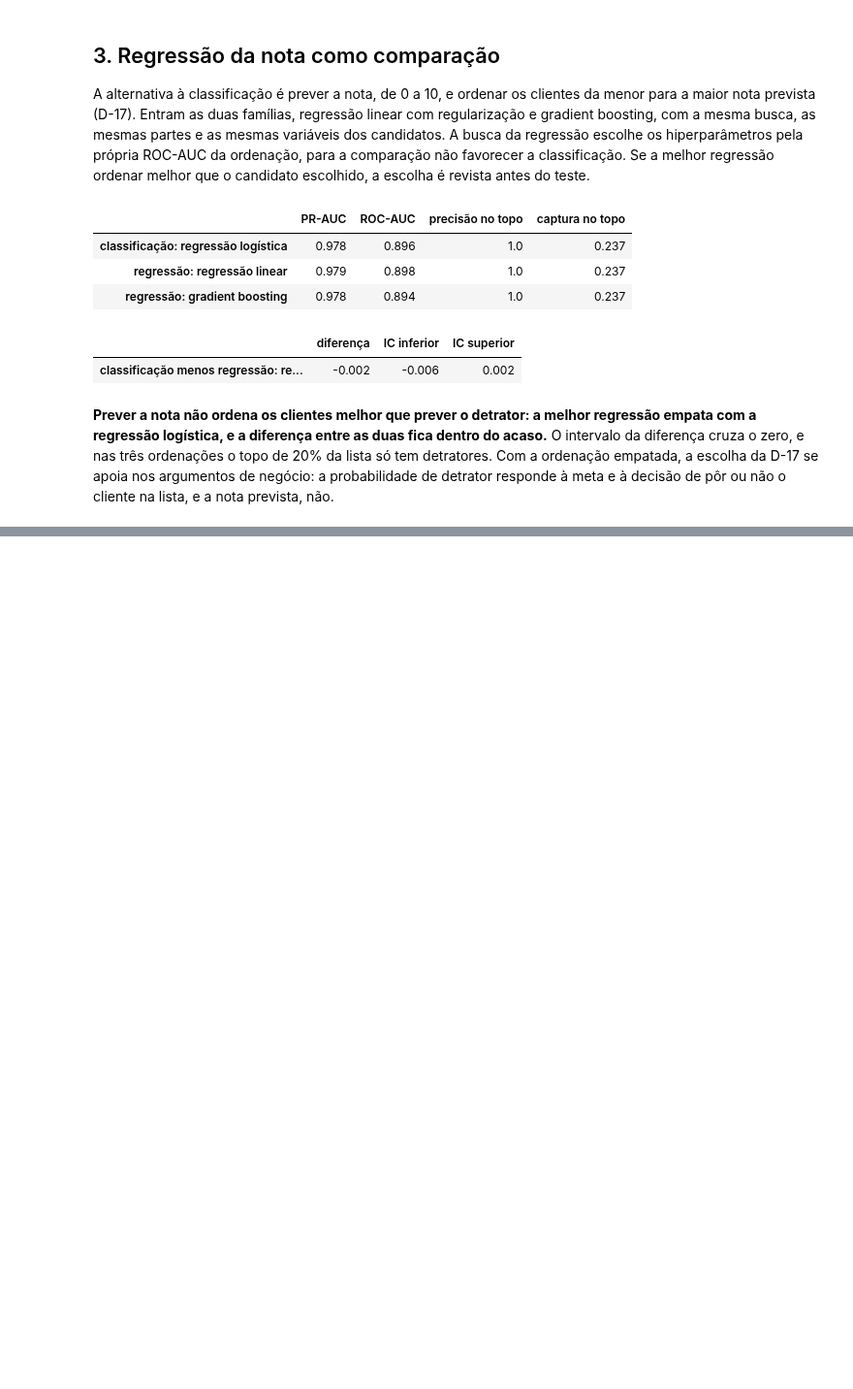
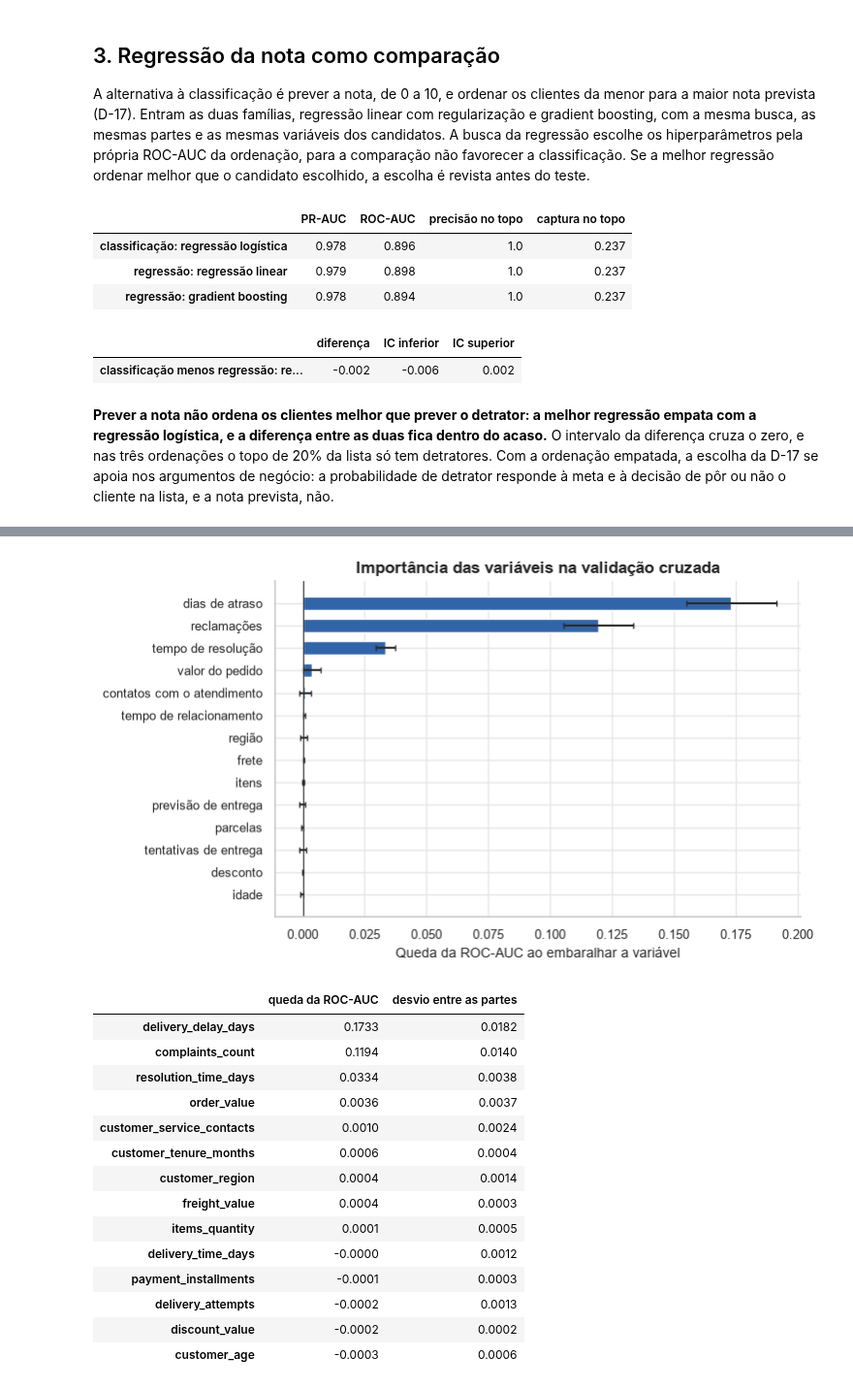
Before and after one commit to jpvbrandaos/tech-challenge-nps-preditivo, a Jupyter notebook: notebooks/03_modelagem.ipynb, the cells around one changed output, grey strips where cells are left out. Shown at 97% size. Drawn from its saved outputs; the diff is of its cells as text; code cells hidden in the pictures; blank space fills up the shorter version.

```diff
--- a/notebooks/03_modelagem.ipynb
+++ b/notebooks/03_modelagem.ipynb
@@ -165,0 +243,38 @@ pd.DataFrame({f"classificação menos {best_regression}": difference}).T.round(3
+# %%
+importance = permutation_importance_cv(model, x_train, y_train, splits)
+ordered = importance.sort_values("queda da ROC-AUC").rename(index=FEATURE_LABELS)
+
+fig, ax = plt.subplots(figsize=(7, 4.5))
+ax.barh(
+    ordered.index,
+    ordered["queda da ROC-AUC"],
+    xerr=ordered["desvio entre as partes"],
+    height=0.6,
+    color=ACCENT,
+    ecolor=INK,
+    capsize=2,
+)
+ax.axvline(0, color=INK, lw=0.8)
+ax.set_xlabel("Queda da ROC-AUC ao embaralhar a variável")
+ax.set_title("Importância das variáveis na validação cruzada")
+save_figure(fig, "modelo_06_importancia")
+plt.show()
+
+importance.round(4)
+# %% [output]
+[figure, added]
+|  | queda da ROC-AUC | desvio entre as partes |
+| delivery_delay_days | 0.1733 | 0.0182 |
+| complaints_count | 0.1194 | 0.0140 |
+| resolution_time_days | 0.0334 | 0.0038 |
+| order_value | 0.0036 | 0.0037 |
+| customer_service_contacts | 0.0010 | 0.0024 |
+| customer_tenure_months | 0.0006 | 0.0004 |
+| customer_region | 0.0004 | 0.0014 |
+| freight_value | 0.0004 | 0.0003 |
+| items_quantity | 0.0001 | 0.0005 |
+| delivery_time_days | -0.0000 | 0.0012 |
+| payment_installments | -0.0001 | 0.0003 |
+| delivery_attempts | -0.0002 | 0.0013 |
+| discount_value | -0.0002 | 0.0002 |
+| customer_age | -0.0003 | 0.0006 |
```
Also changed, not shown: parts of 8 cells of this notebook, 2 other files.
